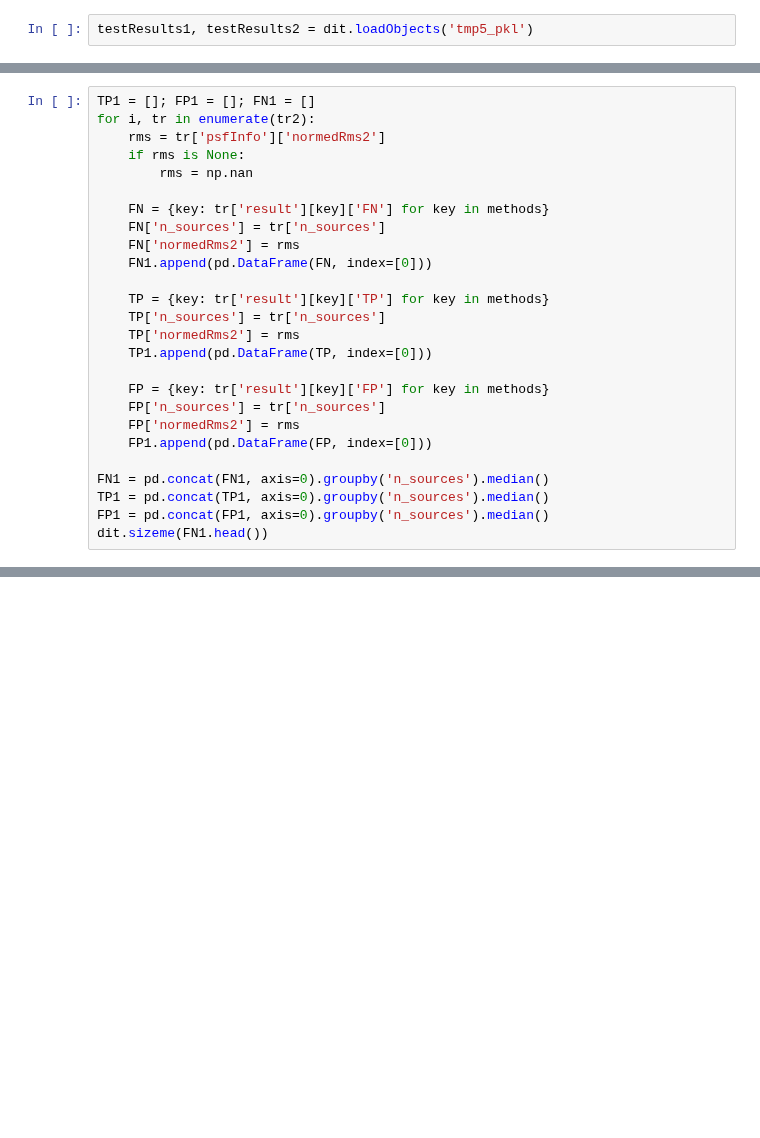
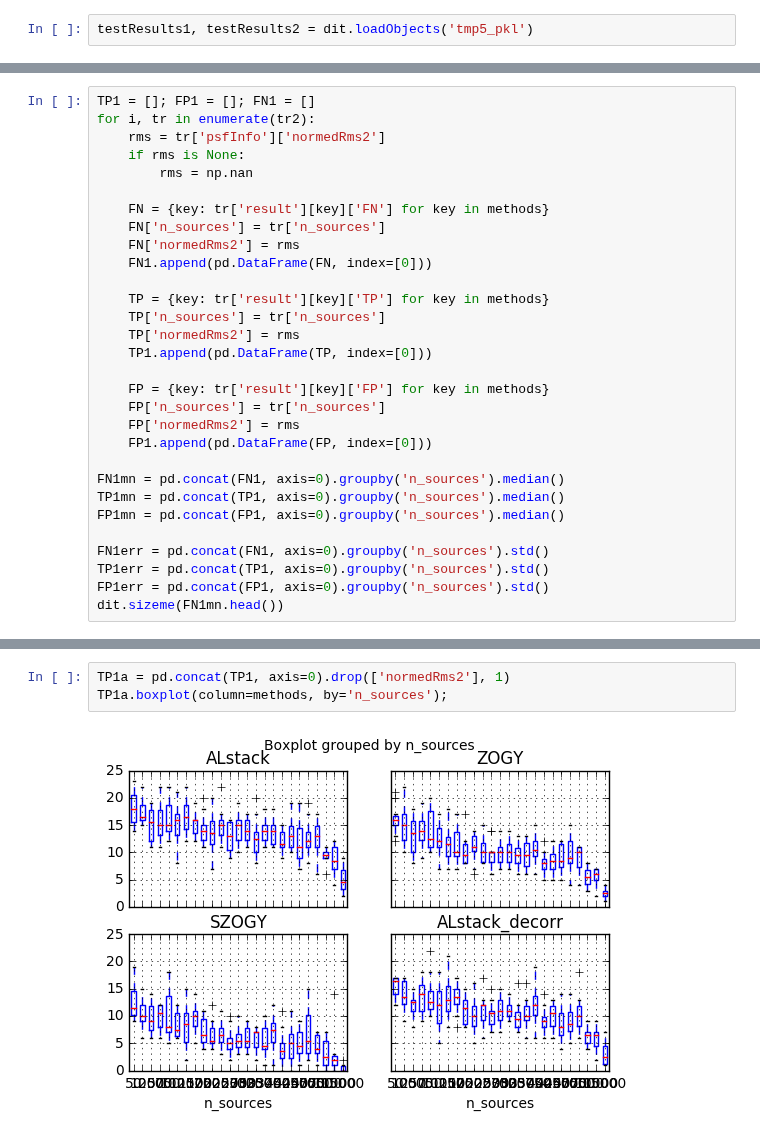
Before and after one commit to lsst-dm/diffimTests, a Jupyter notebook: 32. a. new tests vs static source density and psf measurement.ipynb, the cells around one changed output, grey strips where cells are left out. Saved outputs shown, nothing was run; the diff lists cells and outputs as text; blank space fills up the shorter version.

```diff
--- a/32. a. new tests vs static source density and psf measurement.ipynb
+++ b/32. a. new tests vs static source density and psf measurement.ipynb
@@ -200,7 +162,11 @@ for i, tr in enumerate(tr2):
     FP['normedRms2'] = rms
     FP1.append(pd.DataFrame(FP, index=[0]))
 
-FN1 = pd.concat(FN1, axis=0).groupby('n_sources').median()
-TP1 = pd.concat(TP1, axis=0).groupby('n_sources').median()
-FP1 = pd.concat(FP1, axis=0).groupby('n_sources').median()
-dit.sizeme(FN1.head())
+FN1mn = pd.concat(FN1, axis=0).groupby('n_sources').median()
+TP1mn = pd.concat(TP1, axis=0).groupby('n_sources').median()
+FP1mn = pd.concat(FP1, axis=0).groupby('n_sources').median()
+
+FN1err = pd.concat(FN1, axis=0).groupby('n_sources').std()
+TP1err = pd.concat(TP1, axis=0).groupby('n_sources').std()
+FP1err = pd.concat(FP1, axis=0).groupby('n_sources').std()
+dit.sizeme(FN1mn.head())
@@ -232,0 +193,5 @@ ax.set_xlim(0, 6000);
+# %%
+TP1a = pd.concat(TP1, axis=0).drop(['normedRms2'], 1)
+TP1a.boxplot(column=methods, by='n_sources');
+# %% [output]
+[figure, added]
```
Also changed, not shown: parts of 7 cells of this notebook, 4 other files.
